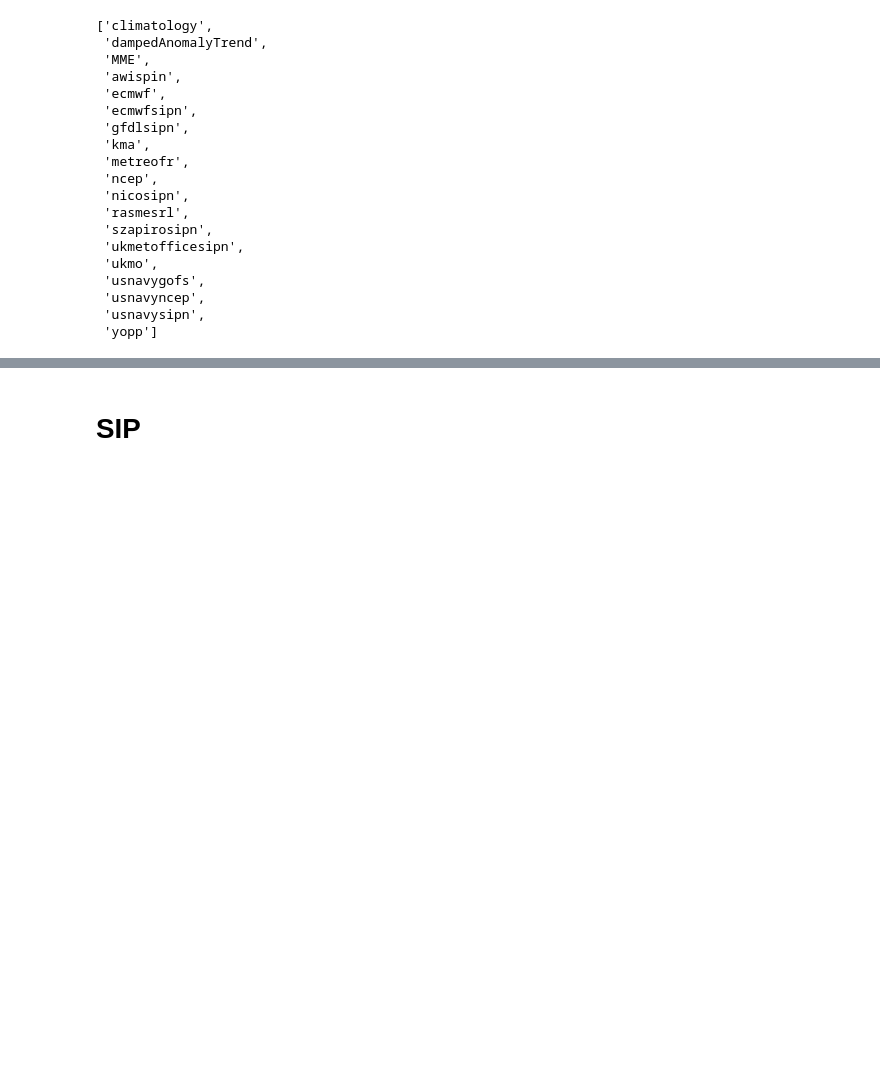
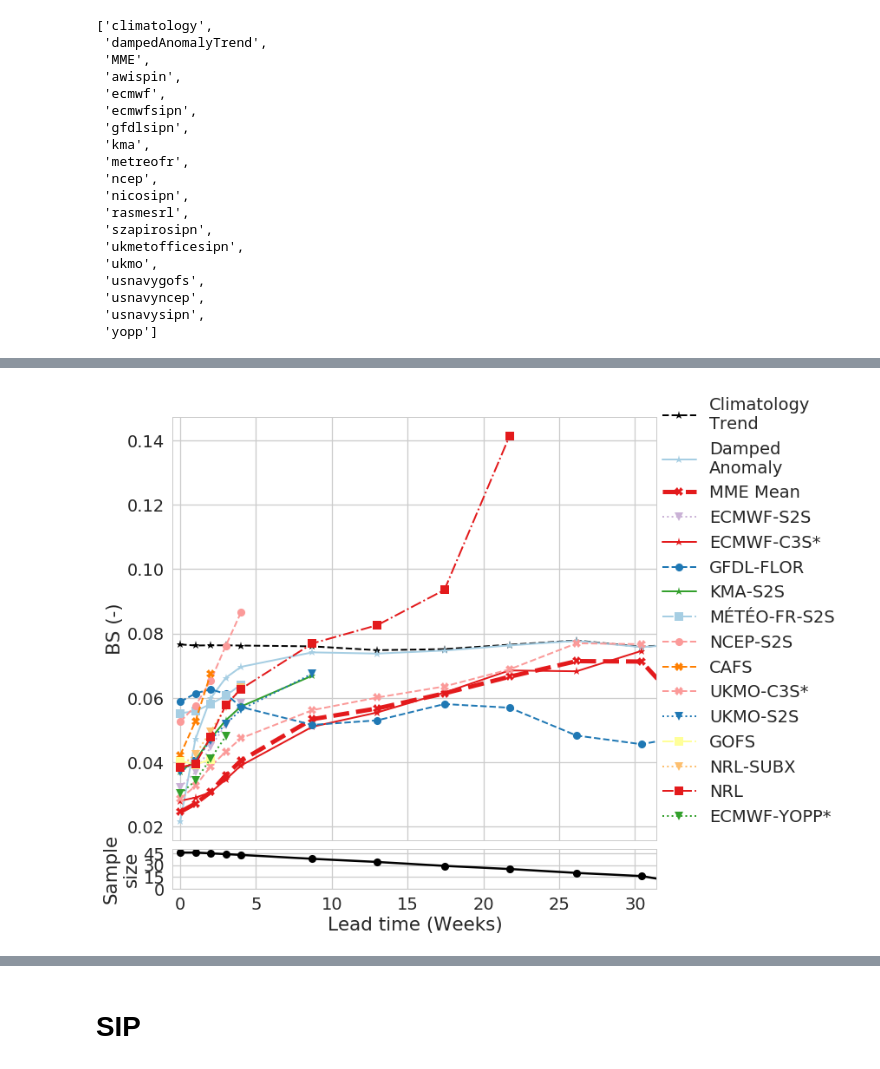
Before and after one commit to NicWayand/ESIO, a Jupyter notebook: notebooks/Eval_weekly_forecasts.ipynb, the cells around one changed output, grey strips where cells are left out. Saved outputs shown, nothing was run; the diff lists cells and outputs as text; code cells hidden in the pictures; blank space fills up the shorter version.

```diff
--- a/notebooks/Eval_weekly_forecasts.ipynb
+++ b/notebooks/Eval_weekly_forecasts.ipynb
@@ -300,31 +375,56 @@ Coordinates:
 # %%
-# # For each region
-# for creg in SIP_BSS_region.nregions.values:
+min_N_samples = 10 # Min number of samples to allow for mean
+BSS_agg_init = BSS_agg.mean(dim='init_end')
 
-#     # Agg over init_time
-#     c_agg_BSS = SIP_BSS_region.sel(nregions=creg).mean(dim='init_end')
+sns.set_context("talk", font_scale=1.5, rc={"lines.linewidth": 2.5})
 
-#     sns.set_context("talk", font_scale=1.5, rc={"lines.linewidth": 2.5})
-#     f = plt.figure(figsize=(10,10))
-#     for cmod in c_agg_BSS.model.values:
-#         # Get model plotting specs
-#         cc = E.model_color[cmod]
-#         cl = E.model_linestyle[cmod]
-#         cm = E.model_marker[cmod]
-#         if cmod=='MME':
-#             lw=5
-#         else:
-#             lw = 2
-#         plt.plot(c_agg_BSS.fore_time.values.astype('timedelta64[D]').astype(int),
-#                 c_agg_BSS.sel(model=cmod).values, label=E.model[cmod]['model_label'],
-#                 color=cc,
-#                 linestyle=cl,
-#                 linewidth=lw,
-#                 marker=cm)
-#     plt.legend(loc='lower right', bbox_to_anchor=(1.4, 0))
-#     plt.ylabel('BSS (-)')
-#     plt.xlabel('Lead time (Days)')
-#     plt.title(c_agg_BSS.region_names.item())
-#     # Save to file
-#     f_out = os.path.join(fig_dir,'BSS_by_lead_time'+c_agg_BSS.region_names.item().replace(' ','_')+'.png')
-#     f.savefig(f_out,bbox_inches='tight', dpi=300)
+# Get sample size of for each lead time
+for_sample = BSS_agg.sel(model='MME').notnull().sum(dim='init_end')
+for_sample
+
+# Use threshold of sample size to cut off lead times
+max_lead = for_sample.where(for_sample>=min_N_samples,drop=True).fore_time.max().values.astype('timedelta64[D]').astype(int)/7
+
+f = plt.figure(figsize=(10,10))
+NM = 10
+ax1 = plt.subplot2grid((NM, NM), (0, 0), colspan=NM, rowspan=NM-1)
+ax2 = plt.subplot2grid((NM, NM), (NM-1, 0), colspan=NM, rowspan=1)
+
+for cmod in model_plot_order:
+    if cmod in exl_mods:
+        continue
+    # Get model plotting specs
+    cc = E.model_color[cmod]
+    cl = E.model_linestyle[cmod]
+    cm = E.model_marker[cmod]
+    if cmod=='MME':
+        lw=5
+
+    else:
+        lw = 2
+    ax1.plot(BSS_agg_init.fore_time.values.astype('timedelta64[D]').astype(int)/7,
+            BSS_agg_init.sel(model=cmod).values, label=E.model[cmod]['model_label'],
+            color=cc,
+            linestyle=cl,
+            linewidth=lw,
+            marker=cm)
+ax1.legend(loc='lower right', bbox_to_anchor=(1.4, 0))
+ax1.set_ylabel('BS (-)')
+ax1.set_xlim([-0.5,max_lead+1])
+ax1.set_xticklabels([''])
+
+# second axis
+ax2.plot(for_sample.fore_time.values.astype('timedelta64[D]').astype(int)/7,
+         for_sample.values, '-ko')
+ax2.set_ylabel('Sample\nsize')
+ax2.set_xlabel('Lead time (Weeks)')
+ax2.set_xlim(ax1.get_xlim());
+
+ax2.set_ylim([0,for_sample.max()+5]);
+ax2.set_yticks(np.arange(0,for_sample.max()+5,15));
+
+# Save to file
+f_out = os.path.join(fig_dir,'BSS_by_lead_time_PanArctic.png')
+f.savefig(f_out,bbox_inches='tight', dpi=300)
+# %% [output]
+[figure, added]
```
Also changed, not shown: parts of 45 cells of this notebook, 15 other files.
